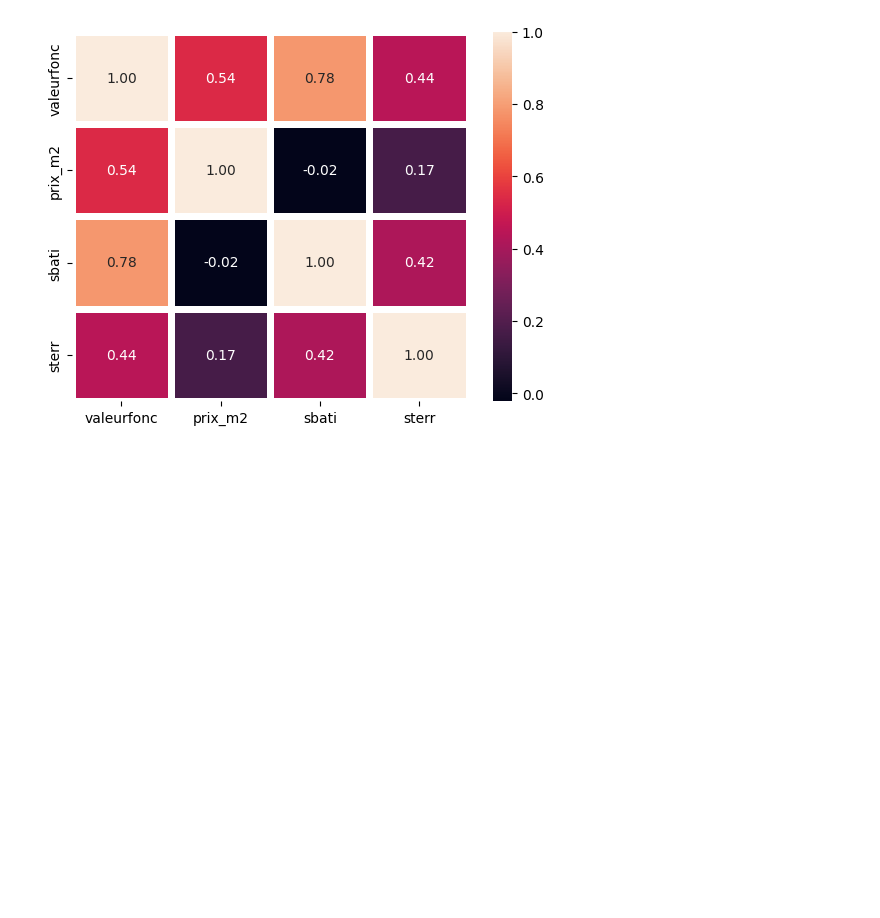
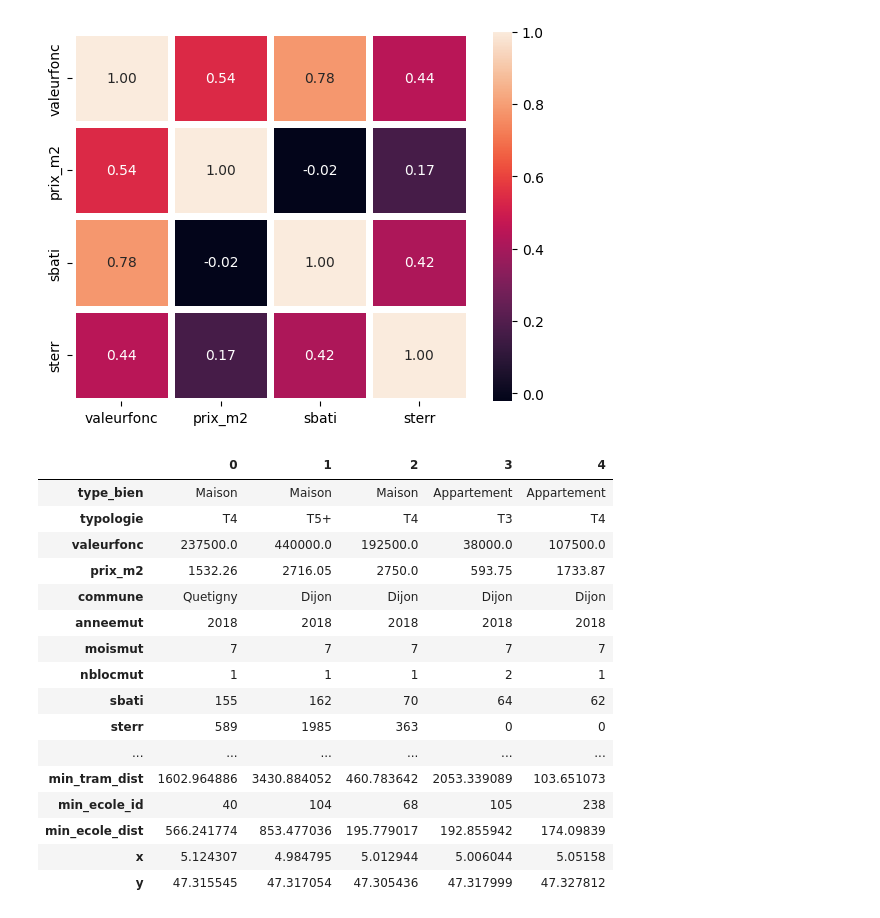
Before and after one commit to gpenessot/predictions_prix_immo_dijon, a Jupyter notebook: notebooks/eda.ipynb, the cells around one changed output. Drawn from its saved outputs; the diff is of its cells as text; code cells hidden in the pictures; blank space fills up the shorter version.

```diff
--- a/notebooks/eda.ipynb
+++ b/notebooks/eda.ipynb
@@ -60,12 +62,18 @@ commerces_proches_150m = commerces_proches_150m.groupby('index_right')['nom_ense
 df_immo['min_bus_id'] = df_immo.geometry.apply(lambda g: df_bus.distance(g).idxmin())
 # %%
 df_immo['min_bus_dist'] = df_immo.geometry.apply(lambda g: df_bus.distance(g).min())
+# %%
+df_immo['min_bus_dist'] = df_immo['min_bus_dist']*111120
 # %%
 df_immo['min_tram_id'] = df_immo.geometry.apply(lambda g: df_tram.distance(g).idxmin())
 # %%
 df_immo['min_tram_dist'] = df_immo.geometry.apply(lambda g: df_tram.distance(g).min())
+# %%
+df_immo['min_tram_dist'] = df_immo['min_tram_dist']*111120
 # %%
 df_immo['min_ecole_id'] = df_immo.geometry.apply(lambda g: df_ecoles.distance(g).idxmin())
 # %%
 df_immo['min_ecole_dist'] = df_immo.geometry.apply(lambda g: df_ecoles.distance(g).min())
+# %%
+df_immo['min_ecole_dist'] = df_immo['min_ecole_dist']*111120
 # %%
@@ -135,2 +123,3 @@ df_immo_final = df_immo.copy()
 # %%
-df_immo_final = df_immo.drop(labels=col_to_del, axis=1)
+df_immo = df_immo.drop(labels=col_to_del, axis=1)
+df_immo = df_immo.reset_index(drop=True)
@@ -138,3 +129,23 @@ df_immo_final = df_immo.drop(labels=col_to_del, axis=1)
 df_immo_final[['x', 'y']] = df_immo_final.get_coordinates(ignore_index=True)
 # %%
 df_immo_final = df_immo_final.drop(labels = ['geo_point_2d', 'geometry'], axis=1)
+# %%
+df_immo_final.head().T
+# %% [output]
+|  | 0 | 1 | 2 | 3 | 4 |
+| type_bien | Maison | Maison | Maison | Appartement | Appartement |
+| typologie | T4 | T5+ | T4 | T3 | T4 |
+| valeurfonc | 237500.0 | 440000.0 | 192500.0 | 38000.0 | 107500.0 |
+| prix_m2 | 1532.26 | 2716.05 | 2750.0 | 593.75 | 1733.87 |
+| commune | Quetigny | Dijon | Dijon | Dijon | Dijon |
+| anneemut | 2018 | 2018 | 2018 | 2018 | 2018 |
+| moismut | 7 | 7 | 7 | 7 | 7 |
+| nblocmut | 1 | 1 | 1 | 2 | 1 |
+| sbati | 155 | 162 | 70 | 64 | 62 |
+| sterr | 589 | 1985 | 363 | 0 | 0 |
+| ... | ... | ... | ... | ... | ... |
+| min_tram_dist | 1602.964886 | 3430.884052 | 460.783642 | 2053.339089 | 103.651073 |
+| min_ecole_id | 40 | 104 | 68 | 105 | 238 |
+| min_ecole_dist | 566.241774 | 853.477036 | 195.779017 | 192.855942 | 174.09839 |
+| x | 5.124307 | 4.984795 | 5.012944 | 5.006044 | 5.05158 |
+| y | 47.315545 | 47.317054 | 47.305436 | 47.317999 | 47.327812 |
```
Also changed, not shown: parts of 9 cells of this notebook, 2 other files.
